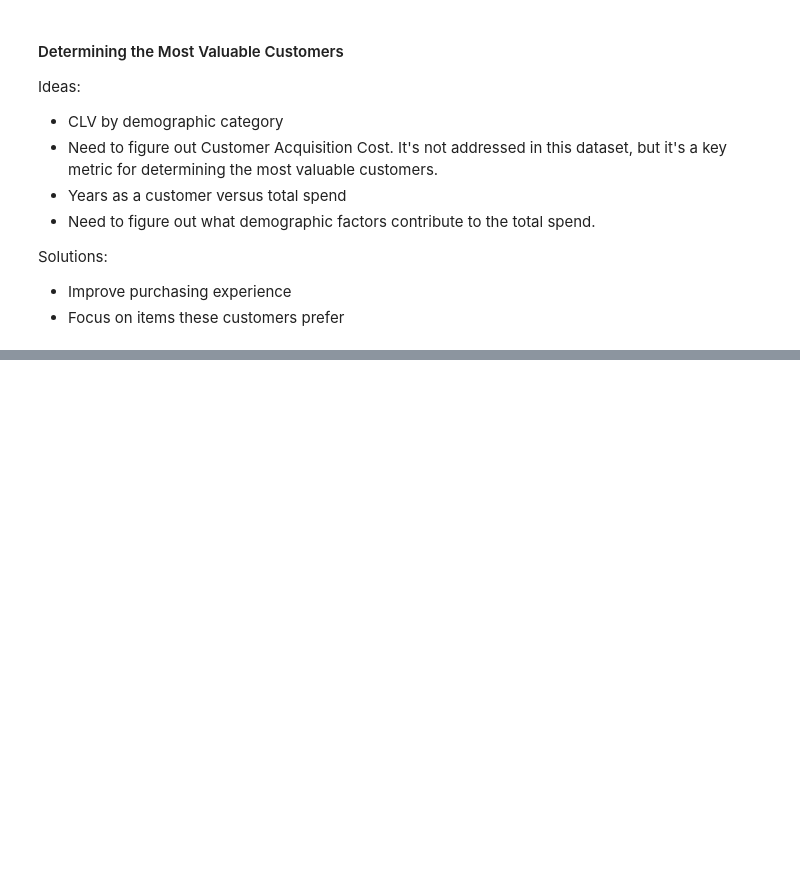
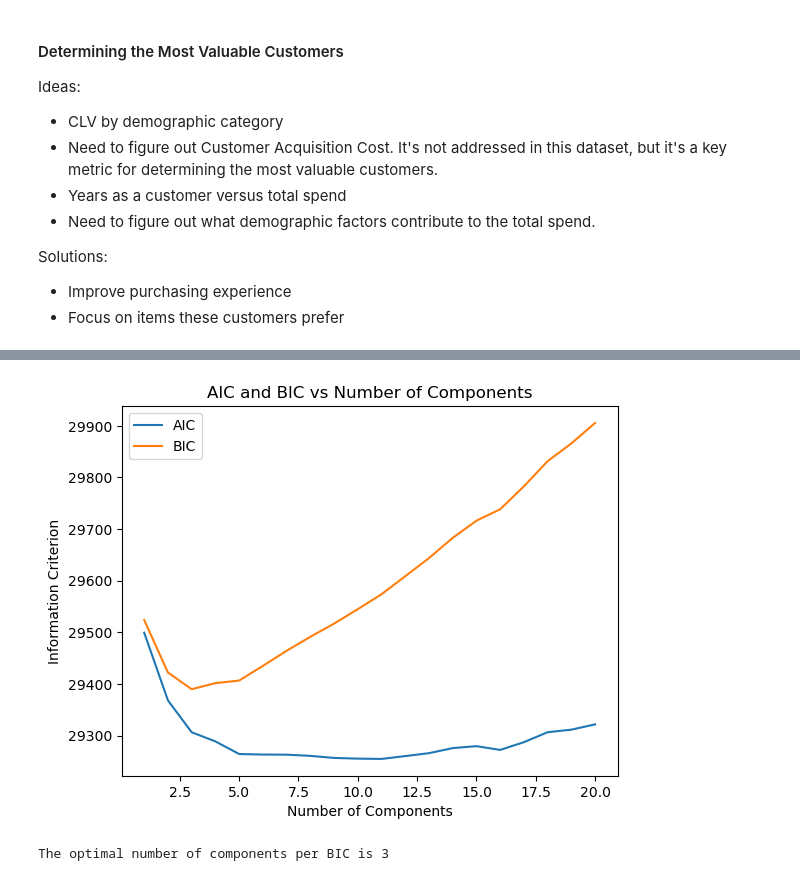
Before and after one commit to tacotuesday/most-valuable-customers, a Jupyter notebook: notebooks/most-valuable-customers.ipynb, the cells around one changed output, grey strips where cells are left out. Cells and saved outputs as stored; diff of their text form; code cells hidden in the pictures; blank space fills up the shorter version.

```diff
--- a/notebooks/most-valuable-customers.ipynb
+++ b/notebooks/most-valuable-customers.ipynb
@@ -402,0 +458,27 @@ ImportError: cannot import name 'HAC' from 'sklearn.cluster' (/opt/miniconda3/en
+# %%
+# Let's try Gaussian Mixture Models.
+from sklearn.mixture import GaussianMixture
+
+# First, let's look at the BIC and AIC scores to determine the optimal number of clusters.
+component_range = range(1, 21)
+aic = []
+bic = []
+
+for component in component_range:
+    gmm = GaussianMixture(n_components=component, random_state=42)
+    gmm.fit(X)
+    aic.append(gmm.aic(X))
+    bic.append(gmm.bic(X))
+
+# Plot the AIC and BIC values
+plt.plot(component_range, aic, label='AIC')
+plt.plot(component_range, bic, label='BIC')
+plt.legend()
+plt.xlabel('Number of Components')
+plt.ylabel('Information Criterion')
+plt.title('AIC and BIC vs Number of Components')
+plt.show()
+print(f"The optimal number of components per BIC is {np.argmin(bic) + 1}")
+# %% [output]
+[figure, added]
+The optimal number of components per BIC is 3
```
Also changed, not shown: parts of 18 cells of this notebook.
